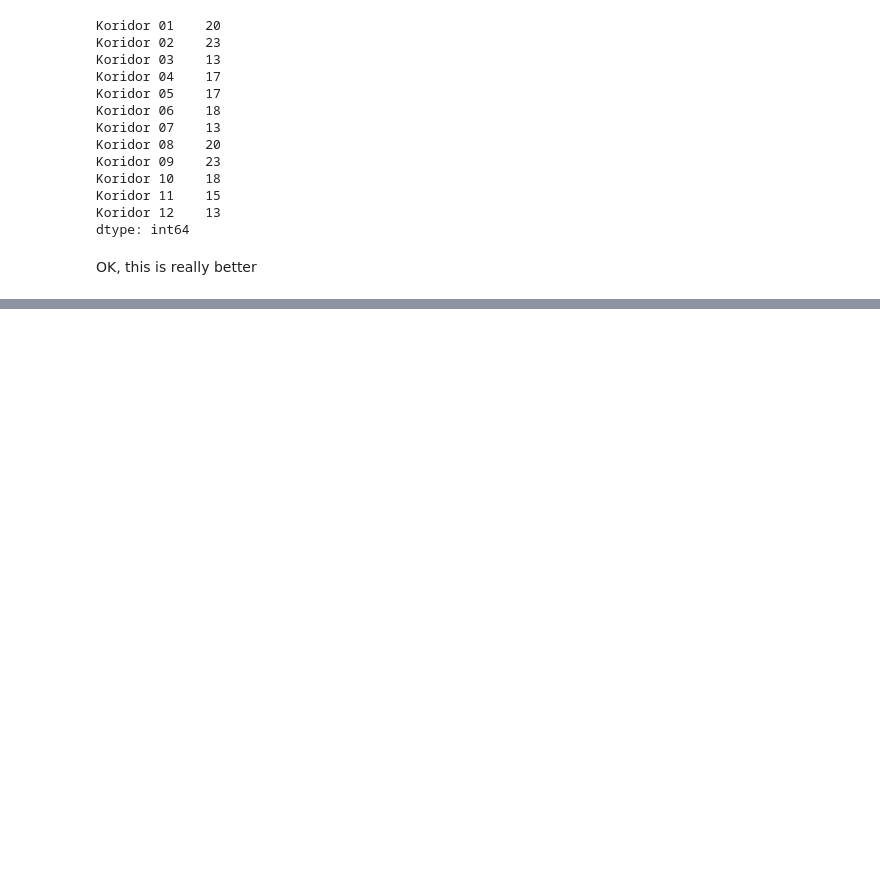
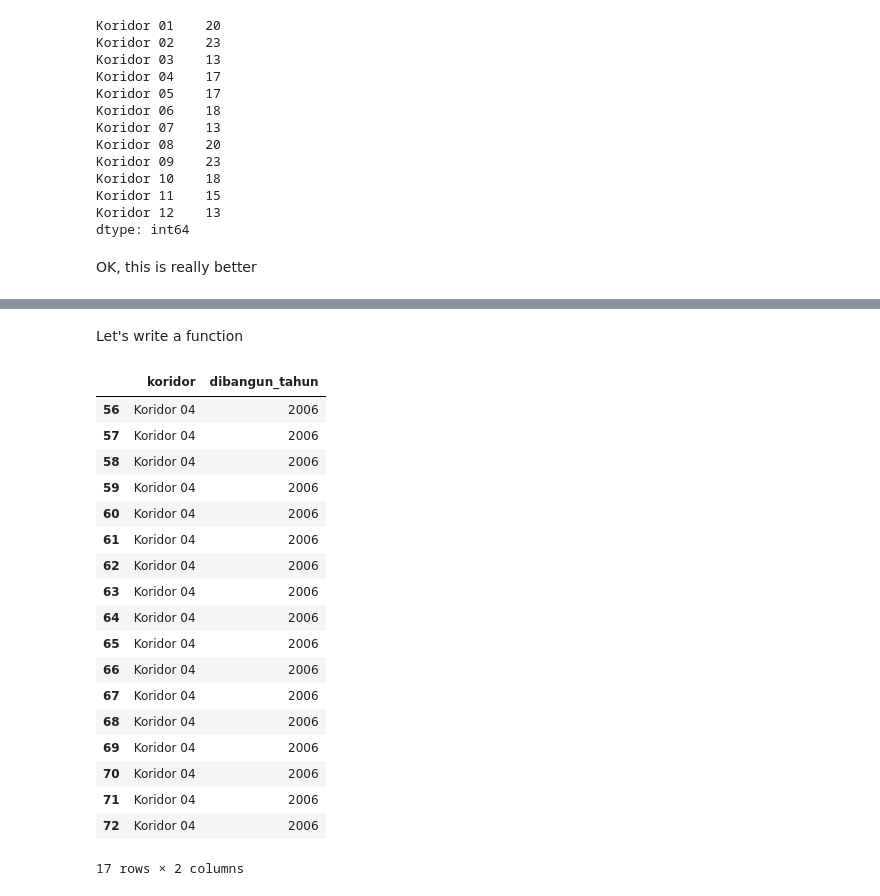
Before and after one commit to za/hackjak2015, a Jupyter notebook: transjakarta/transjakarta.ipynb, the cells around one changed output, grey strips where cells are left out. Cells and saved outputs as stored; diff of their text form; code cells hidden in the pictures; blank space fills up the shorter version.

Commit message:
add simple function to get when the shelter is built for each lines

```diff
--- a/transjakarta/transjakarta.ipynb
+++ b/transjakarta/transjakarta.ipynb
@@ -132,0 +277,29 @@ OK, this is really better
+# %% [markdown]
+Let's write a function
+# %%
+def koridor_year(koridor):
+    return tjmod[tjmod['koridor'] == koridor][['koridor', 'dibangun_tahun']]
+# %%
+kor4 = koridor_year(koridor='Koridor 04')
+# %%
+kor4
+# %% [output]
+|  | koridor | dibangun_tahun |
+| 56 | Koridor 04 | 2006 |
+| 57 | Koridor 04 | 2006 |
+| 58 | Koridor 04 | 2006 |
+| 59 | Koridor 04 | 2006 |
+| 60 | Koridor 04 | 2006 |
+| 61 | Koridor 04 | 2006 |
+| 62 | Koridor 04 | 2006 |
+| 63 | Koridor 04 | 2006 |
+| 64 | Koridor 04 | 2006 |
+| 65 | Koridor 04 | 2006 |
+| 66 | Koridor 04 | 2006 |
+| 67 | Koridor 04 | 2006 |
+| 68 | Koridor 04 | 2006 |
+| 69 | Koridor 04 | 2006 |
+| 70 | Koridor 04 | 2006 |
+| 71 | Koridor 04 | 2006 |
+| 72 | Koridor 04 | 2006 |
+17 rows × 2 columns
```
Also changed, not shown: parts of 18 cells of this notebook.
